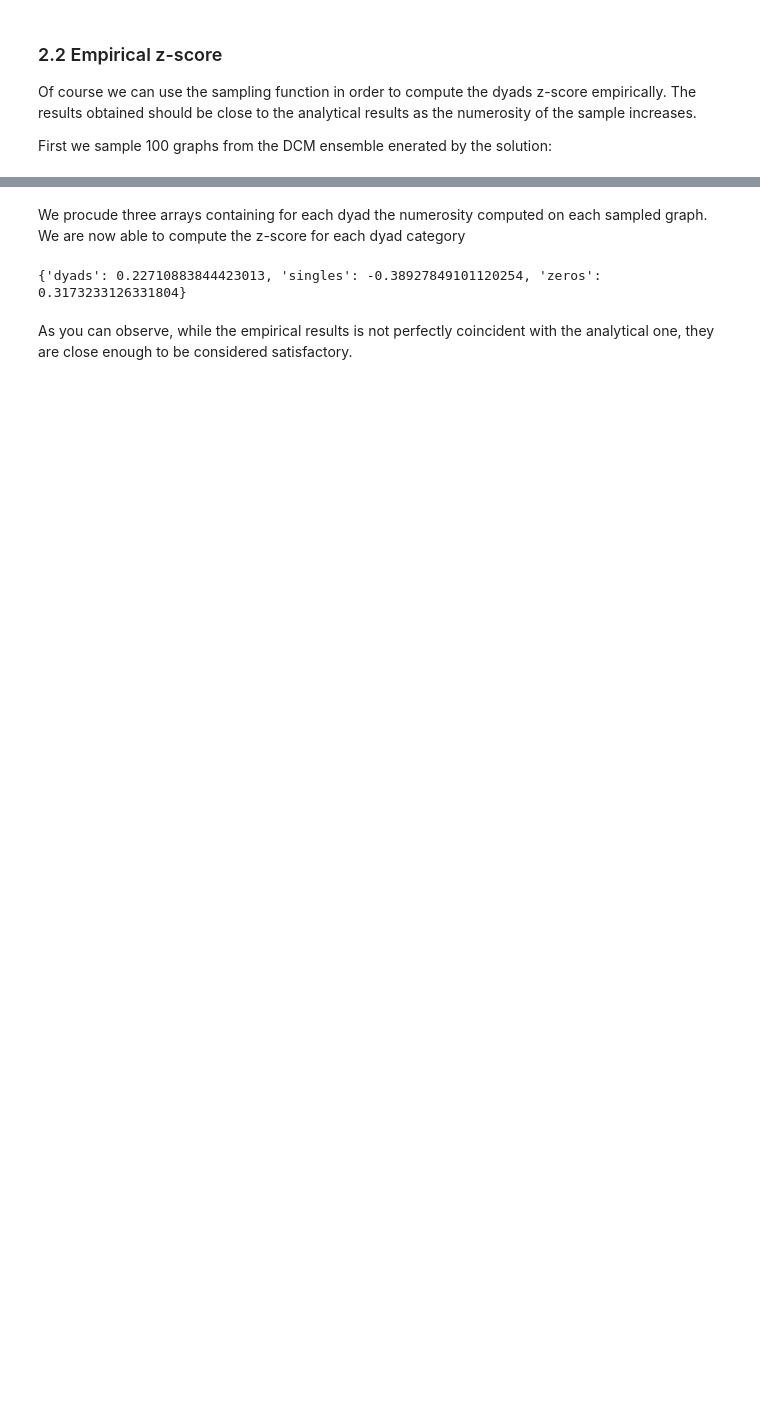
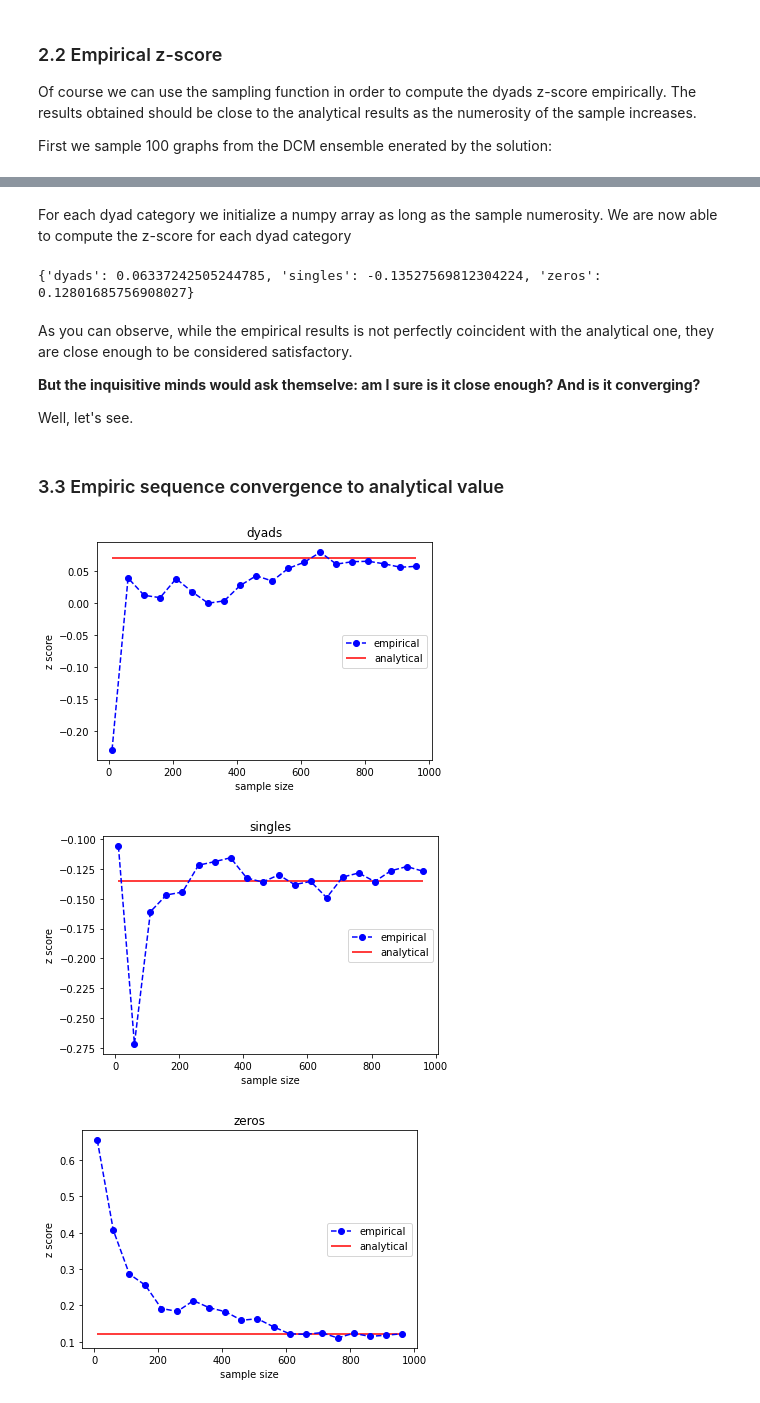
Before and after one commit to nicoloval/NEMtropy, a Jupyter notebook: examples/Motifs.ipynb, the cells around one changed output, grey strips where cells are left out. Cells and saved outputs as stored; diff of their text form; code cells hidden in the pictures; blank space fills up the shorter version.

Commit message:
improved Motifs.ipynb

```diff
--- a/examples/Motifs.ipynb
+++ b/examples/Motifs.ipynb
@@ -77,12 +76,3 @@ solution error = 4.214967042059925e-09
-# %%
-# We read one of the edgelists
-edgelist_ens = np.loadtxt("sample/0.txt")
-
-# and build the adjacency matrix
-ens_adj = build_adjacency_from_edgelist(edgelist = edgelist_ens,
-                                        is_directed = True,
-                                        is_sparse = False,
-                                        is_weighted = False)
 # %% [markdown]
 Nice! the solution error is close to zero, meaning we have a good solution.
 # %% [markdown]
@@ -107,0 +92,3 @@ G.motifs_2_zscore()
+# %%
+z_score_analytical = G.motifs_2_zscore()
+print(z_score_analytical)
@@ -122,5 +111,6 @@ To compute the dyads we can resort to the network functions we saw in the first
 # %%
 import networkx as nx
+import numpy as np
 
 # memory pre-allocation
 emp_dyads = np.zeros(n)
@@ -136,26 +126,32 @@ for i in range(n):
     # create adjacency matrix as numpy array
     a = nx.to_numpy_array(graph)
     # compute dyads numerosity
-    emp_dyads[i] = nf.dyads_count(a)
-    emp_singles[i] = nf.singles_count(a)
-    emp_zeros[i] = nf.zeros_count(a)
+    emp_dyads[i] = dyads_count(a)
+    emp_singles[i] = singles_count(a)
+    emp_zeros[i] = zeros_count(a)
 # %% [markdown]
-We procude three arrays containing for each dyad the numerosity computed on each sampled graph.
+For each dyad category we initialize a numpy array as long as the sample numerosity.
 We are now able to compute the z-score for each dyad category
 # %%
 z_score = {}
 emp_mu = np.mean(emp_dyads)
 emp_std = np.std(emp_dyads)
-z_score['dyads'] = (nf.dyads_count(A) - emp_mu)/emp_std
+z_score['dyads'] = (dyads_count(A) - emp_mu)/emp_std
 emp_mu = np.mean(emp_singles)
 emp_std = np.std(emp_singles)
-z_score['singles'] = (nf.singles_count(A) - emp_mu)/emp_std
+z_score['singles'] = (singles_count(A) - emp_mu)/emp_std
 emp_mu = np.mean(emp_zeros)
 emp_std = np.std(emp_zeros)
-z_score['zeros'] = (nf.zeros_count(A) - emp_mu)/emp_std
+z_score['zeros'] = (zeros_count(A) - emp_mu)/emp_std
 
 print(z_score)
 # %% [output]
-{'dyads': 0.22710883844423013, 'singles': -0.38927849101120254, 'zeros': 0.3173233126331804}
+{'dyads': 0.06337242505244785, 'singles': -0.13527569812304224, 'zeros': 0.12801685756908027}
 # %% [markdown]
 As you can observe, while the empirical results is not perfectly coincident with the analytical one, they are close enough to be considered satisfactory.
+
+**But the inquisitive minds would ask themselve: am I sure is it close enough? And is it converging?**
+
+Well, let's see.
+# %% [markdown]
+### 3.3 Empiric sequence convergence to analytical value
@@ -161,0 +193,32 @@ As you can observe, while the empirical results is not perfectly coincident with
+# %%
+import matplotlib.pyplot as plt
+
+for data in ['dyads', 'singles', 'zeros']:
+    plt.figure()
+
+    plt.plot(
+        sample_numerosity,
+        z_score_empirical[data],
+        color = 'blue',
+        marker='o',
+        linestyle='dashed',
+        label = 'empirical'
+        )
+
+    plt.hlines(
+        y = z_score_analytical[data],
+        xmin = sample_numerosity[0],
+        xmax = sample_numerosity[-1],
+        color = 'red',
+        label = 'analytical'
+    )
+
+    plt.xlabel('sample size')
+    plt.ylabel('z score')
+    plt.legend(loc='center right')
+    plt.title(f'{data}')
+    plt.show()
+# %% [output]
+[figure, added]
+[figure, added]
+[figure, added]
```
Also changed, not shown: parts of 9 cells of this notebook.
